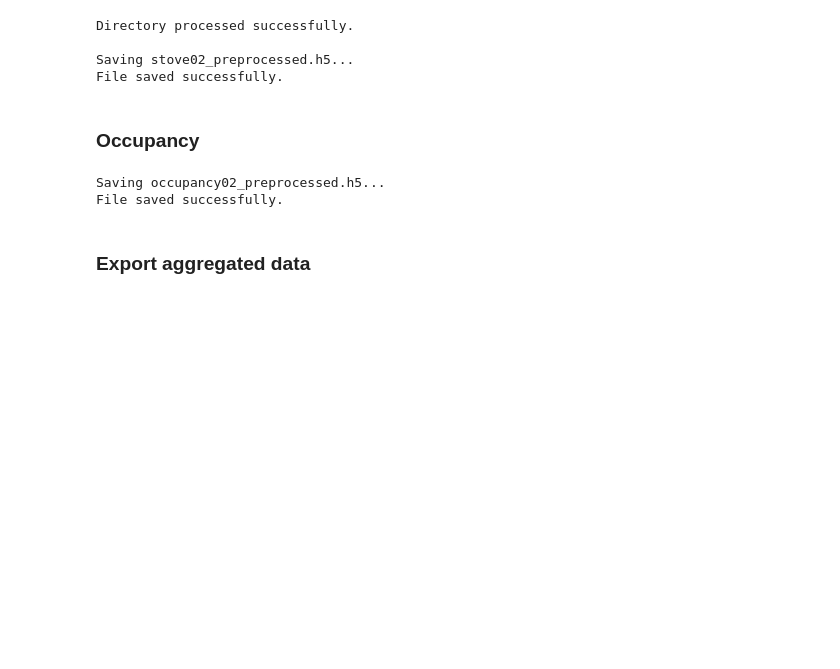
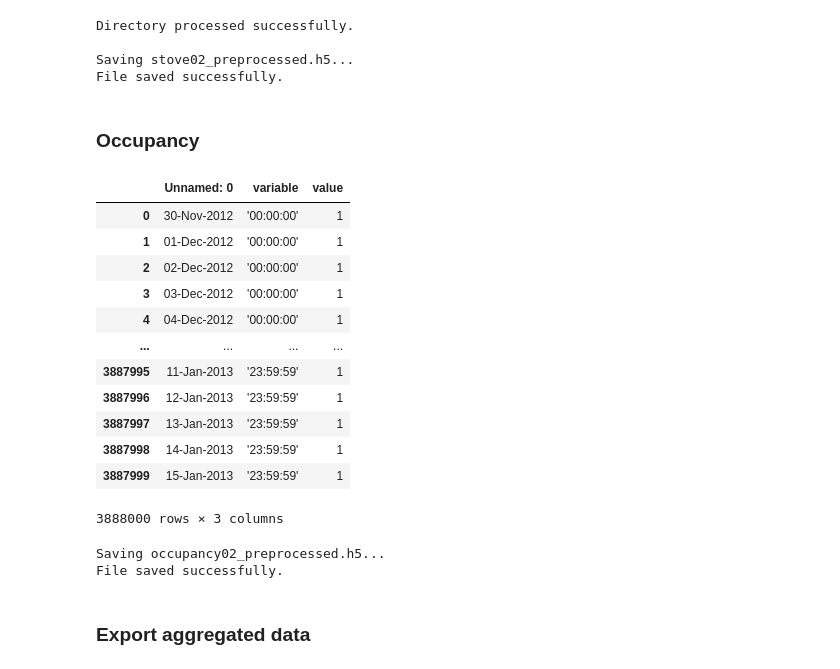
Before and after one commit to JoseDosSantos/NILMBenchmark, a Jupyter notebook: code/Preprocessing.ipynb, the cells around one changed output. Saved outputs shown, nothing was run; the diff lists cells and outputs as text; code cells hidden in the pictures; blank space fills up the shorter version.

```diff
--- a/Preprocessing.ipynb
+++ b/code/Preprocessing.ipynb
@@ -712,6 +712,22 @@ occupancy_ECO02 = pd.concat([occ_summer_ECO02, occ_winter_ECO02])
 
 # Preprocess into final format
 occupancy_ECO02 = process_occupancy(occupancy_ECO02)
+# %%
+occ_winter_ECO02
+# %% [output]
+|  | Unnamed: 0 | variable | value |
+| 0 | 30-Nov-2012 | '00:00:00' | 1 |
+| 1 | 01-Dec-2012 | '00:00:00' | 1 |
+| 2 | 02-Dec-2012 | '00:00:00' | 1 |
+| 3 | 03-Dec-2012 | '00:00:00' | 1 |
+| 4 | 04-Dec-2012 | '00:00:00' | 1 |
+| ... | ... | ... | ... |
+| 3887995 | 11-Jan-2013 | '23:59:59' | 1 |
+| 3887996 | 12-Jan-2013 | '23:59:59' | 1 |
+| 3887997 | 13-Jan-2013 | '23:59:59' | 1 |
+| 3887998 | 14-Jan-2013 | '23:59:59' | 1 |
+| 3887999 | 15-Jan-2013 | '23:59:59' | 1 |
+3888000 rows × 3 columns
 # %%
 save_compressed(
     file=occupancy_ECO02,
```
Also changed, not shown: parts of 4 cells of this notebook, 19 other files.
